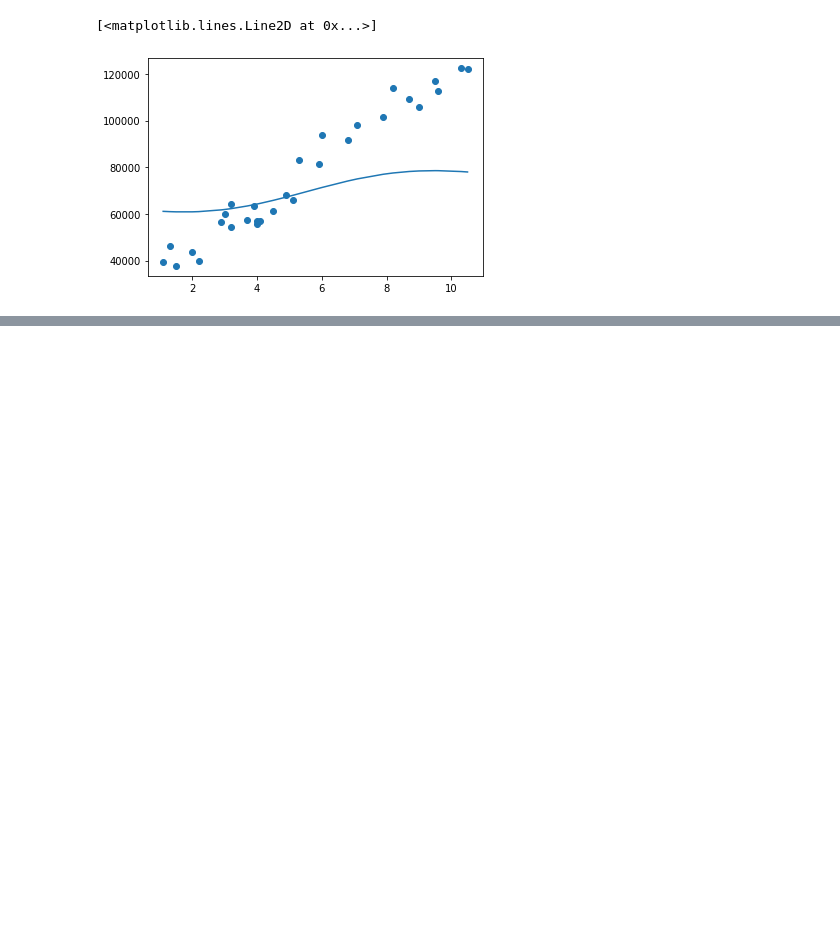
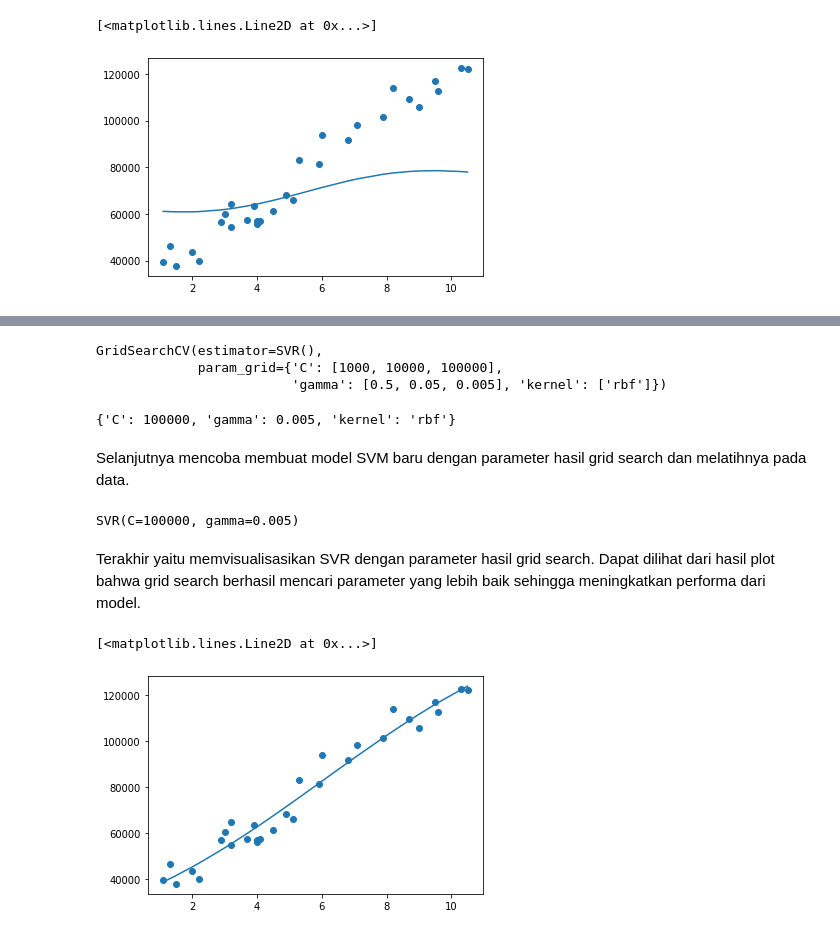
Before and after one commit to divawidia/Salary-data-support-vector-regression, a Jupyter notebook: Salary data support vector regression.ipynb, the cells around one changed output, grey strips where cells are left out. Cells and saved outputs as stored; diff of their text form; code cells hidden in the pictures; blank space fills up the shorter version.

Commit message:
memakai teknik grid search

```diff
--- a/Salary data support vector regression.ipynb
+++ b/Salary data support vector regression.ipynb
@@ -69,0 +70,39 @@ Hasil visualisasi menunjukkan bahwa model yang kita kembangkan, belum mampu meny
+# %%
+from sklearn.model_selection import GridSearchCV
+from sklearn.svm import SVR
+
+# membangun model dengan parameter C, gamma, dan kernel
+model = SVR()
+parameter = {
+    'kernel': ['rbf'],
+    'C' : [1000,10000,100000],
+    'gamma' : [0.5, 0.05, 0.005]
+}
+grid_search = GridSearchCV(model, parameter)
+
+# melatih model dengan fungsi fit()
+grid_search.fit(X,y)
+# %% [output]
+GridSearchCV(estimator=SVR(),
+             param_grid={'C': [1000, 10000, 100000],
+                         'gamma': [0.5, 0.05, 0.005], 'kernel': ['rbf']})
+# %%
+# menampilkan parameter terbaik pada model dari objek grid_search
+print(grid_search.best_params_)
+# %% [output]
+{'C': 100000, 'gamma': 0.005, 'kernel': 'rbf'}
+# %% [markdown]
+Selanjutnya mencoba membuat model SVM baru dengan parameter hasil grid search dan melatihnya pada data.
+# %%
+model_baru = SVR(C=100000, gamma=0.005, kernel='rbf')
+model_baru.fit(X, y)
+# %% [output]
+SVR(C=100000, gamma=0.005)
+# %% [markdown]
+Terakhir yaitu memvisualisasikan SVR dengan parameter hasil grid search. Dapat dilihat dari hasil plot bahwa grid search berhasil mencari parameter yang lebih baik sehingga meningkatkan performa dari model.
+# %%
+plt.scatter(X, y)
+plt.plot(X, model_baru.predict(X))
+# %% [output]
+[<matplotlib.lines.Line2D at 0x...>]
+[figure, added]
```
Also changed, not shown: parts of 1 cell of this notebook.
